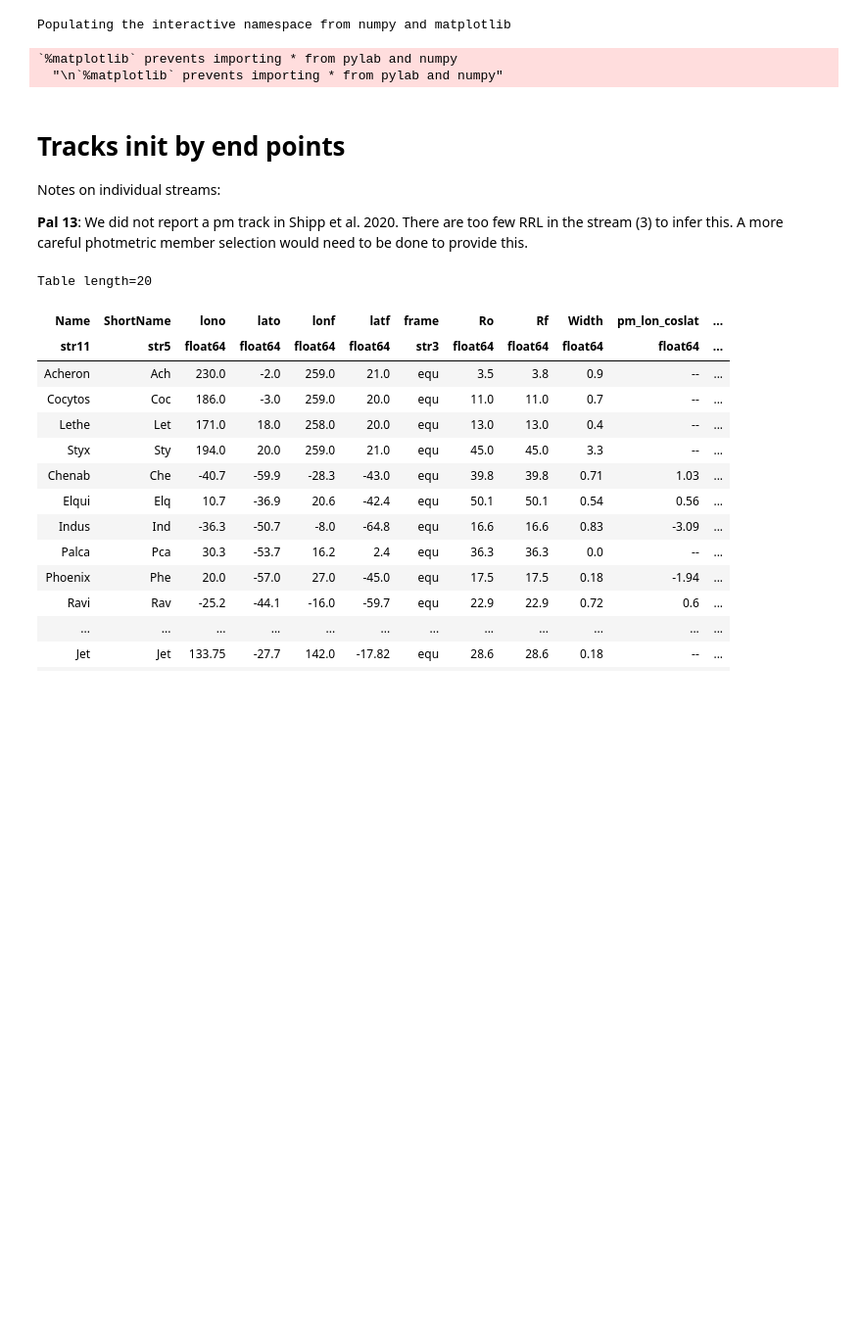
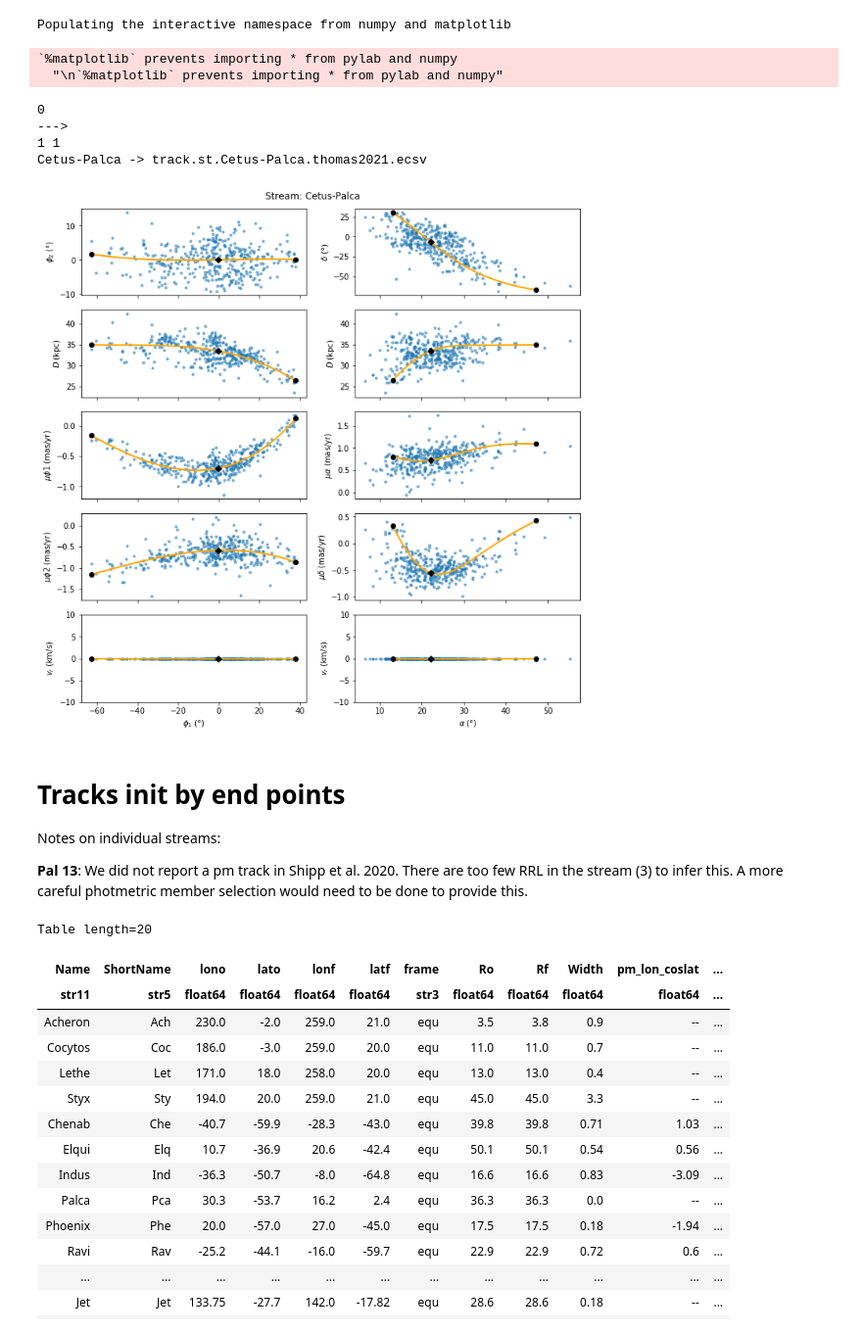
Before and after one commit to cmateu/galstreams, a Jupyter notebook: galstreams/tracks/standardized_tracks.ipynb, the cells around one changed output. Shown at 98% size. Cells and saved outputs as stored; diff of their text form; code cells hidden in the pictures; blank space fills up the shorter version.

```diff
--- a/galstreams/tracks/standardized_tracks.ipynb
+++ b/galstreams/tracks/standardized_tracks.ipynb
@@ -141,6 +162,41 @@ def get_track_from_points(sc, N=200, deg=7, stream_frame=None, mid_point=None, i
 
     return (newtrack.icrs, track_width, track_end_points.icrs, track_mid_point.icrs,
             new_pole.icrs, new_fr, fits)
+# %%
+dat = pd.read_csv("../support_data/CetusPalca.wdist.Thomas2021.csv")
+
+ra = np.array(dat['ra'])
+dec = np.array(dat['dec'])
+D = np.array(dat['dist'])
+#vrad = 0.*np.array(dat['rv'])
+pmracosdec = np.array(dat['pmra'])
+pmdec = np.array(dat['pmdec'])
+
+zeros = np.zeros(ra.size)
+
+m = D>0
+
+coo = ac.SkyCoord(ra=ra[m]*u.deg, dec=dec[m]*u.deg, distance=D[m]*u.kpc,
+                  pm_ra_cosdec=pmracosdec[m]*u.mas/u.yr, pm_dec=pmdec[m]*u.mas/u.yr,
+                  radial_velocity=zeros[m]*u.km/u.s, frame='icrs')
+
+
+# pole = ac.SkyCoord(ra = 125.1809832*u.deg, dec = 15.91290743*u.deg, frame='icrs')
+center = ac.SkyCoord(ra = 22.11454259*u.deg, dec = -6.7038421*u.deg, frame='icrs')
+# stream_fr = gc.GreatCircleICRSFrame(pole=pole, ra0=center.ra[0])
+
+
+Ref = "Thomas2021"
+Name,ShortName= "Cetus-Palca","Cetus-Palca"
+
+generate_track_from_points_plot_and_store(coo, Name, Ref, deg=3, mid_point=center, #stream_frame=stream_fr,
+                                          ShortName=ShortName, clf=False, plot_obs=True, InfoFlags="1110")
+# %% [output]
+0
+--->
+1 1
+Cetus-Palca -> track.st.Cetus-Palca.thomas2021.ecsv
+[figure, added]
 # %%
 def save_track_ecsv(outfilen,track):
 
```
Also changed, not shown: parts of 14 cells of this notebook, 11 other files.
